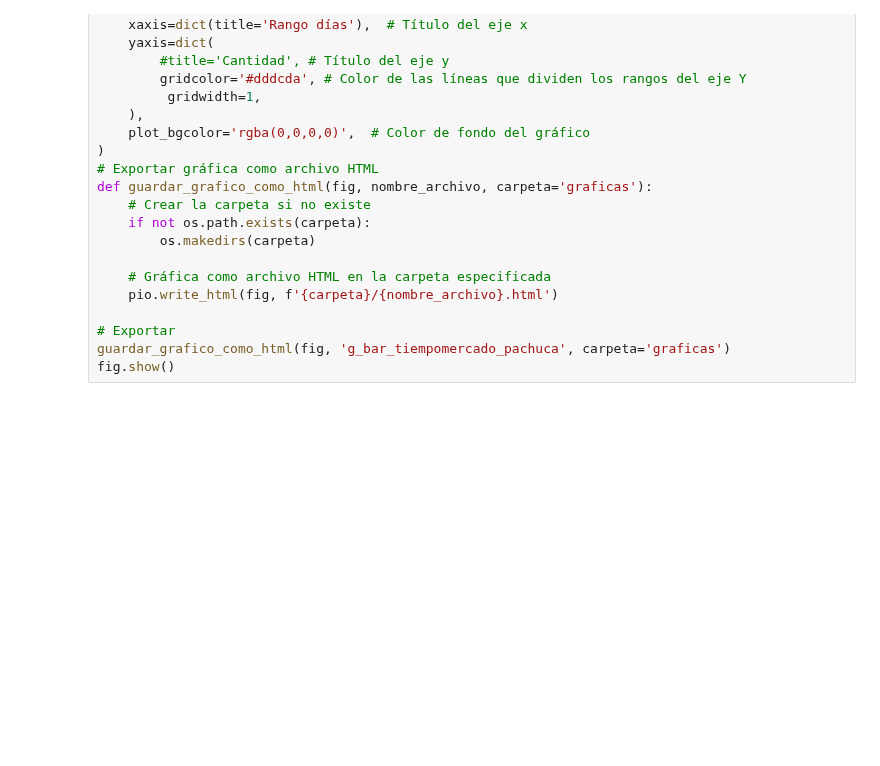
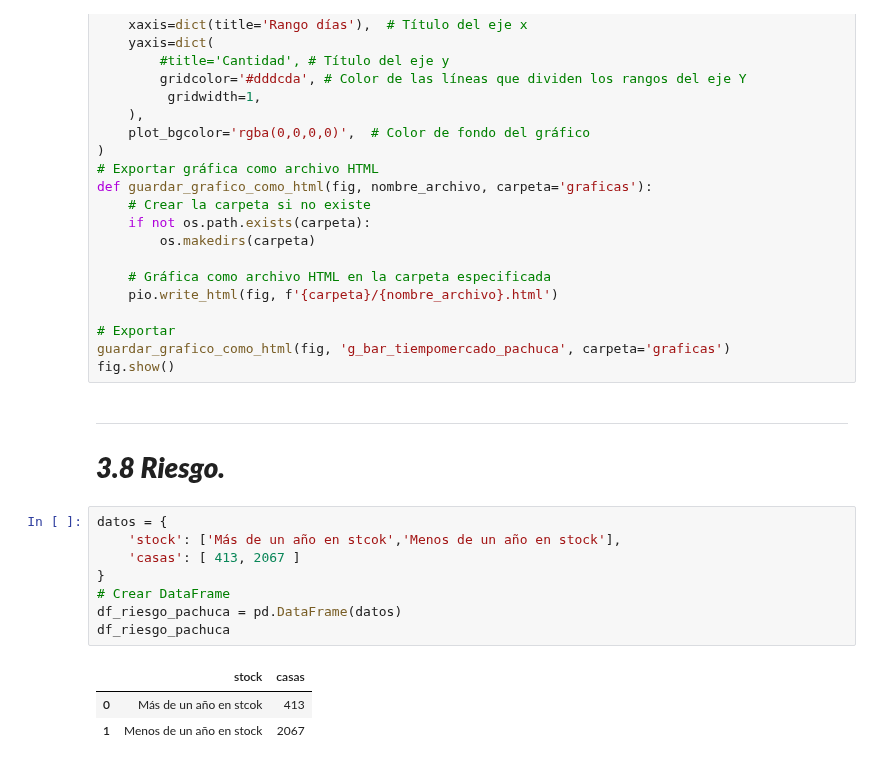
Before and after one commit to MiguelDWT4toCreativo/Datalpine, a Jupyter notebook: resources/jupyter/tiempo_mercado.ipynb, the cells around one changed output. Saved outputs shown, nothing was run; the diff lists cells and outputs as text; blank space fills up the shorter version.

Commit message:
Estudio: Riesgo, con datos directos

```diff
--- a/resources/jupyter/tiempo_mercado.ipynb
+++ b/resources/jupyter/tiempo_mercado.ipynb
@@ -187,3 +187,18 @@ def guardar_grafico_como_html(fig, nombre_archivo, carpeta='graficas'):
 # Exportar
 guardar_grafico_como_html(fig, 'g_bar_tiempomercado_pachuca', carpeta='graficas')
 fig.show()
+# %% [markdown]
+___
+# ***3.8 Riesgo.***
+# %%
+datos = {
+    'stock': ['Más de un año en stcok','Menos de un año en stock'],
+    'casas': [ 413, 2067 ]
+}
+# Crear DataFrame
+df_riesgo_pachuca = pd.DataFrame(datos)
+df_riesgo_pachuca
+# %% [output]
+|  | stock | casas |
+| 0 | Más de un año en stcok | 413 |
+| 1 | Menos de un año en stock | 2067 |
```
Also changed, not shown: parts of 1 cell of this notebook, 3 other files.
